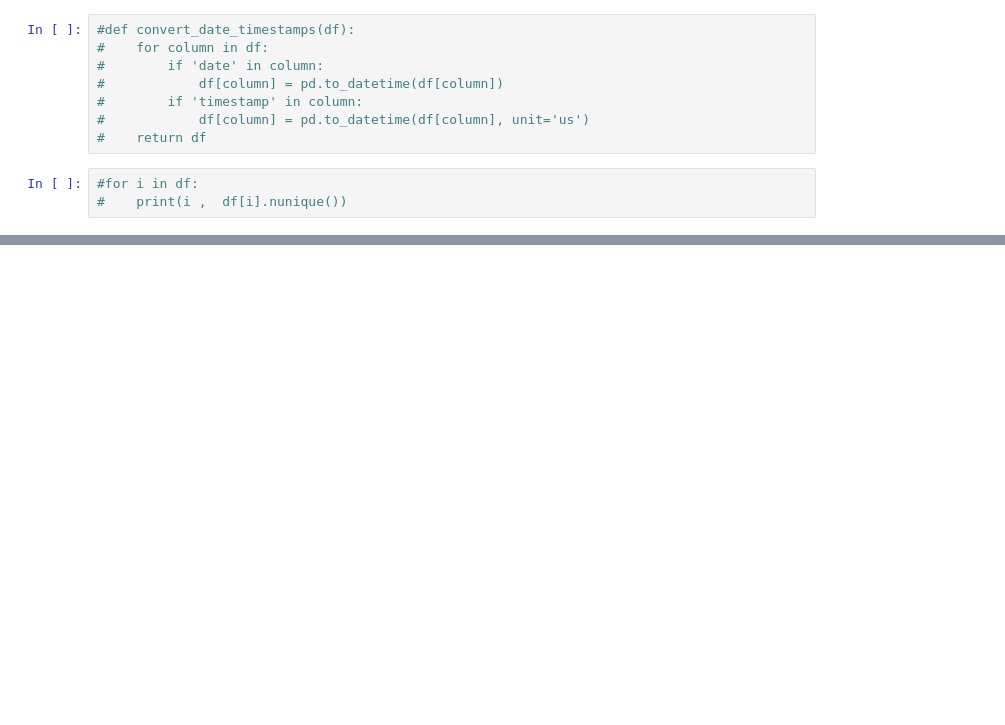
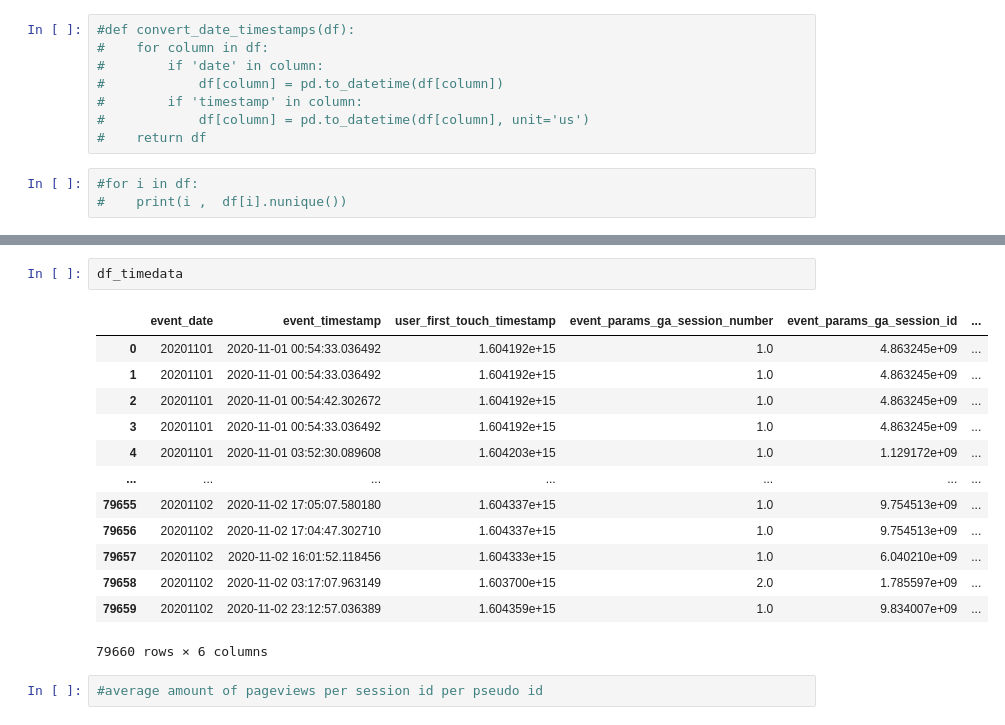
Before and after one commit to alexhalenke/Predicting_Purchase_Intention, a Jupyter notebook: notebooks/notebook_Alex.ipynb, the cells around one changed output, grey strips where cells are left out. Drawn from its saved outputs; the diff is of its cells as text; blank space fills up the shorter version.

```diff
--- a/notebooks/notebook_Alex.ipynb
+++ b/notebooks/notebook_Alex.ipynb
@@ -42,0 +293,18 @@ df = get_raw_data(project='wagon-bootcamp-6515',
+# %%
+df_timedata
+# %% [output]
+|  | event_date | event_timestamp | user_first_touch_timestamp | event_params_ga_session_number | event_params_ga_session_id | ... |
+| 0 | 20201101 | 2020-11-01 00:54:33.036492 | 1.604192e+15 | 1.0 | 4.863245e+09 | ... |
+| 1 | 20201101 | 2020-11-01 00:54:33.036492 | 1.604192e+15 | 1.0 | 4.863245e+09 | ... |
+| 2 | 20201101 | 2020-11-01 00:54:42.302672 | 1.604192e+15 | 1.0 | 4.863245e+09 | ... |
+| 3 | 20201101 | 2020-11-01 00:54:33.036492 | 1.604192e+15 | 1.0 | 4.863245e+09 | ... |
+| 4 | 20201101 | 2020-11-01 03:52:30.089608 | 1.604203e+15 | 1.0 | 1.129172e+09 | ... |
+| ... | ... | ... | ... | ... | ... | ... |
+| 79655 | 20201102 | 2020-11-02 17:05:07.580180 | 1.604337e+15 | 1.0 | 9.754513e+09 | ... |
+| 79656 | 20201102 | 2020-11-02 17:04:47.302710 | 1.604337e+15 | 1.0 | 9.754513e+09 | ... |
+| 79657 | 20201102 | 2020-11-02 16:01:52.118456 | 1.604333e+15 | 1.0 | 6.040210e+09 | ... |
+| 79658 | 20201102 | 2020-11-02 03:17:07.963149 | 1.603700e+15 | 2.0 | 1.785597e+09 | ... |
+| 79659 | 20201102 | 2020-11-02 23:12:57.036389 | 1.604359e+15 | 1.0 | 9.834007e+09 | ... |
+79660 rows × 6 columns
+# %%
+#average amount of pageviews per session id per pseudo id
```
Also changed, not shown: parts of 41 cells of this notebook.
